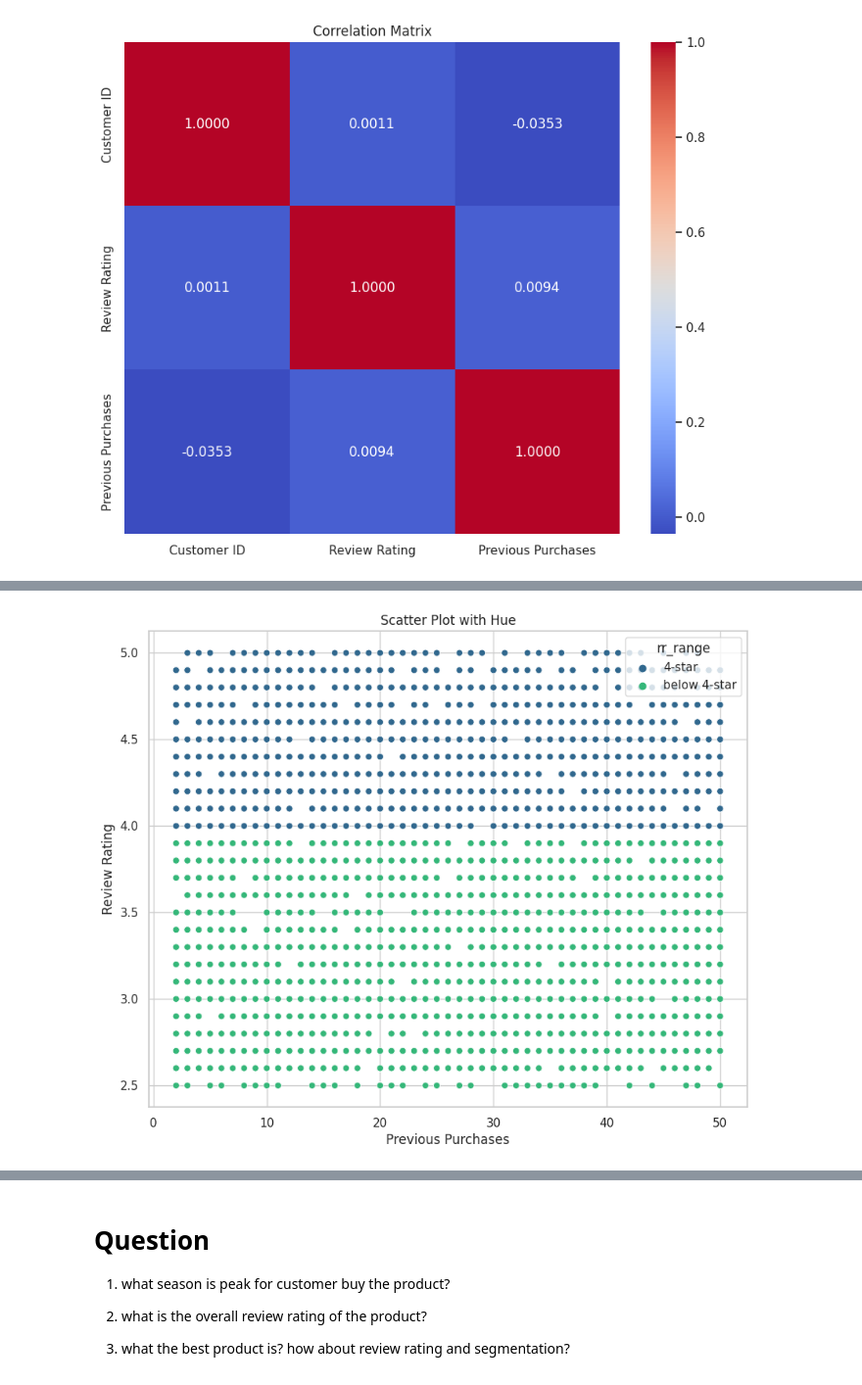
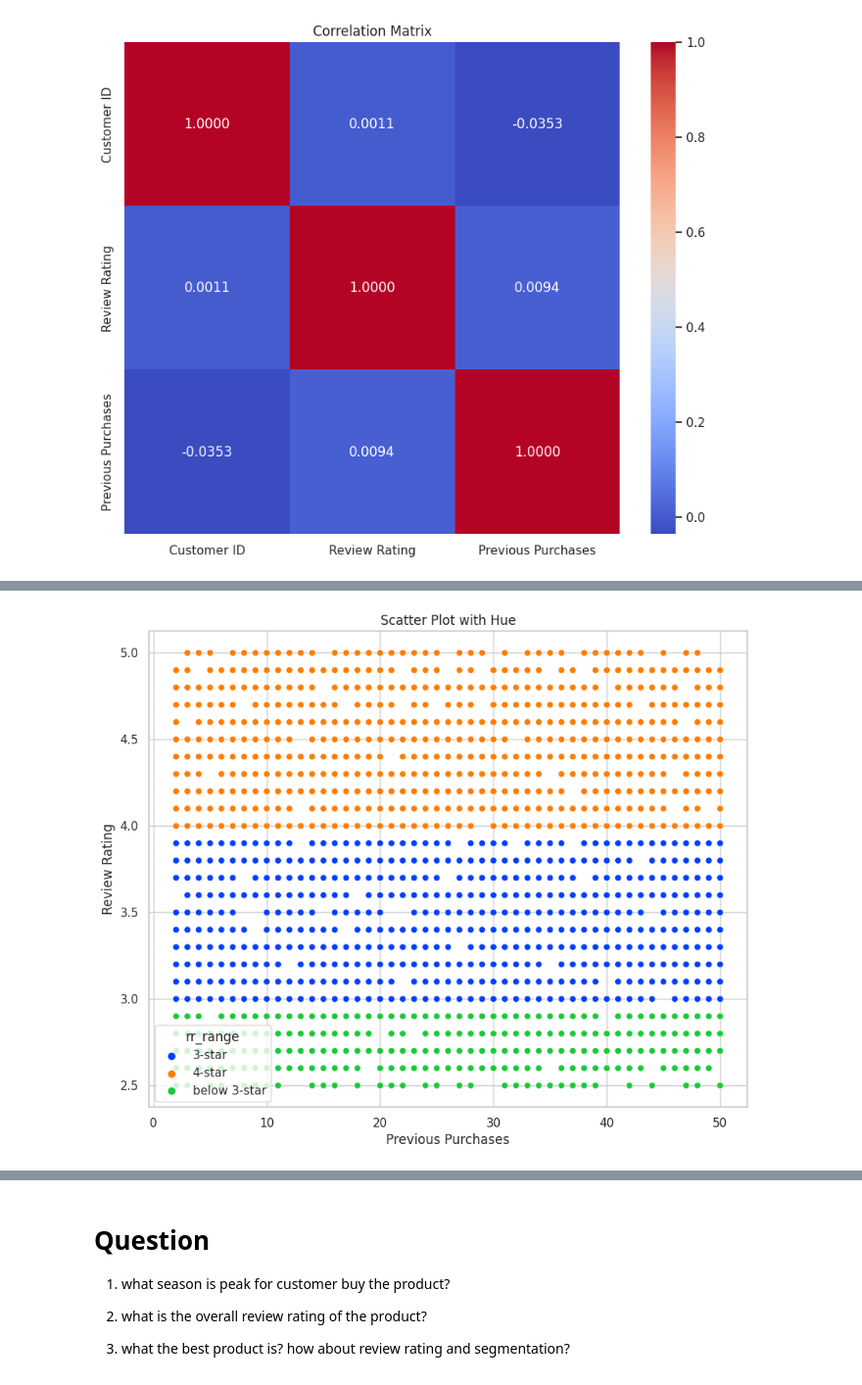
Before and after one commit to DzikriNurRochim/Data_science, a Jupyter notebook: Customer_Shipping.ipynb, the cells around one changed output, grey strips where cells are left out. Shown at 98% size. Saved outputs shown, nothing was run; the diff lists cells and outputs as text; code cells hidden in the pictures.

```diff
--- a/Customer_Shipping.ipynb
+++ b/Customer_Shipping.ipynb
@@ -1686,11 +1686,8 @@ Repeat purchase rate for 4-5 ratings: 41.21%
 Repeat purchase rate for 3-4 ratings: 39.33%
 Repeat purchase rate for 2-3 ratings: 17.33%
 # %%
-repeat_rr=data[(data['Previous Purchases']>1)][['Customer ID','Review Rating','Previous Purchases']]
-
 # Assuming 'data' is your DataFrame
-repeat_rr['rr_range'] = repeat_rr['Review Rating'].apply(lambda x: '4-star' if x >= 4 else 'below 4-star')
-
+repeat_rr['rr_range'] = repeat_rr['Review Rating'].apply(lambda x: '4-star' if x >= 4 else ('3-star' if x >= 3 else 'below 3-star'))
 
 # Assuming 'data' is your DataFrame
 repeat_rr['rr_range'] = repeat_rr['rr_range'].astype('category')
@@ -1720,9 +1725,9 @@ To know more deeply, i do viz between `Review Rating`and `Previous Purchases` .
 # %%
- plt.figure(figsize=(10, 8))
-sns.scatterplot(x='Previous Purchases', y='Review Rating', hue='rr_range', data=repeat_rr, palette='viridis')
+plt.figure(figsize=(10, 8))
+sns.scatterplot(x='Previous Purchases', y='Review Rating', hue='rr_range', data=repeat_rr, palette='bright')
 plt.title('Scatter Plot with Hue')
 plt.xlabel('Previous Purchases')
 plt.ylabel('Review Rating')
 plt.show()
 # %% [output]
-[figure, old version]
+[figure, new version]
```
Also changed, not shown: parts of 9 cells of this notebook.
